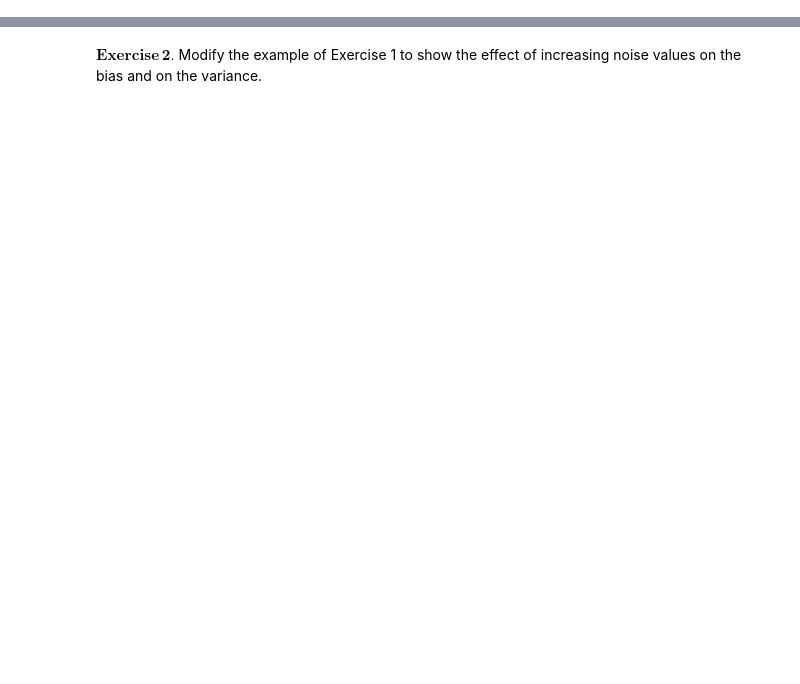
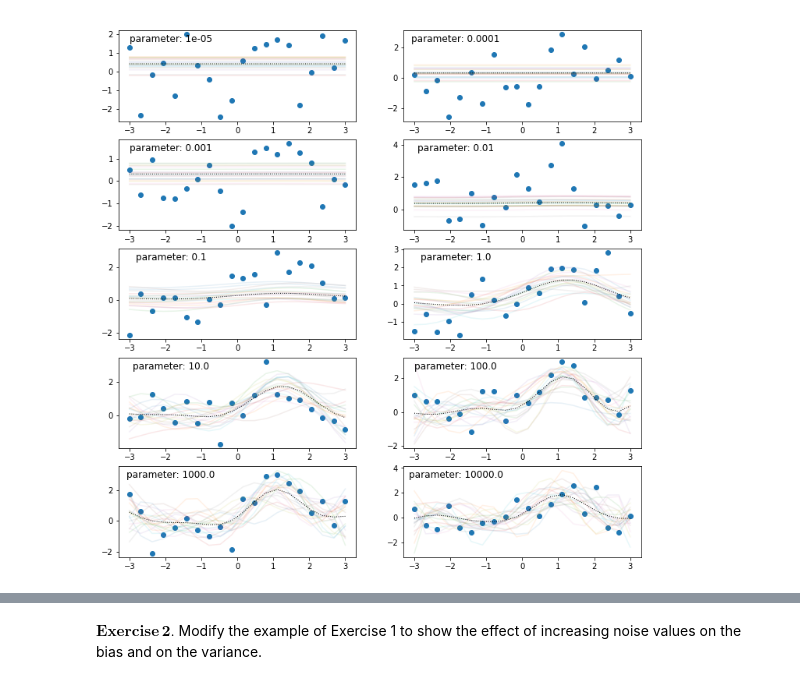
Before and after one commit to qlero/UCA_MSc-DS1, a Jupyter notebook: 2_model_selection/lecture_5/Assignments 2.ipynb, the cells around one changed output, grey strips where cells are left out. Saved outputs shown, nothing was run; the diff lists cells and outputs as text; code cells hidden in the pictures; blank space fills up the shorter version.

```diff
--- a/2_model_selection/lecture_5/Assignments 2.ipynb
+++ b/2_model_selection/lecture_5/Assignments 2.ipynb
@@ -5,7 +21,0 @@ $\mathbf{Exercise\, 1.}$ Illustrate with a meaningful example the bias variance
-# %%
-## sklearn call for Support Vector Regression with C = parameter_value
-from sklearn.svm import SVR
-
-parameter_value = 1e-2
-
-poly = SVR(kernel='rbf', C = parameter_value)
@@ -11,0 +119,12 @@ poly = SVR(kernel='rbf', C = parameter_value)
+# %%
+# Calculation
+
+all_bias, all_variance, all_bias_variance, parameters = calculate(
+    minimum, maximum,
+    n_samples, noise_level, f,
+    starting_parameter_value,
+    parameter_range,
+    sample_draws
+)
+# %% [output]
+[figure, added]
```
Also changed, not shown: parts of 41 cells of this notebook, 1 other file.
